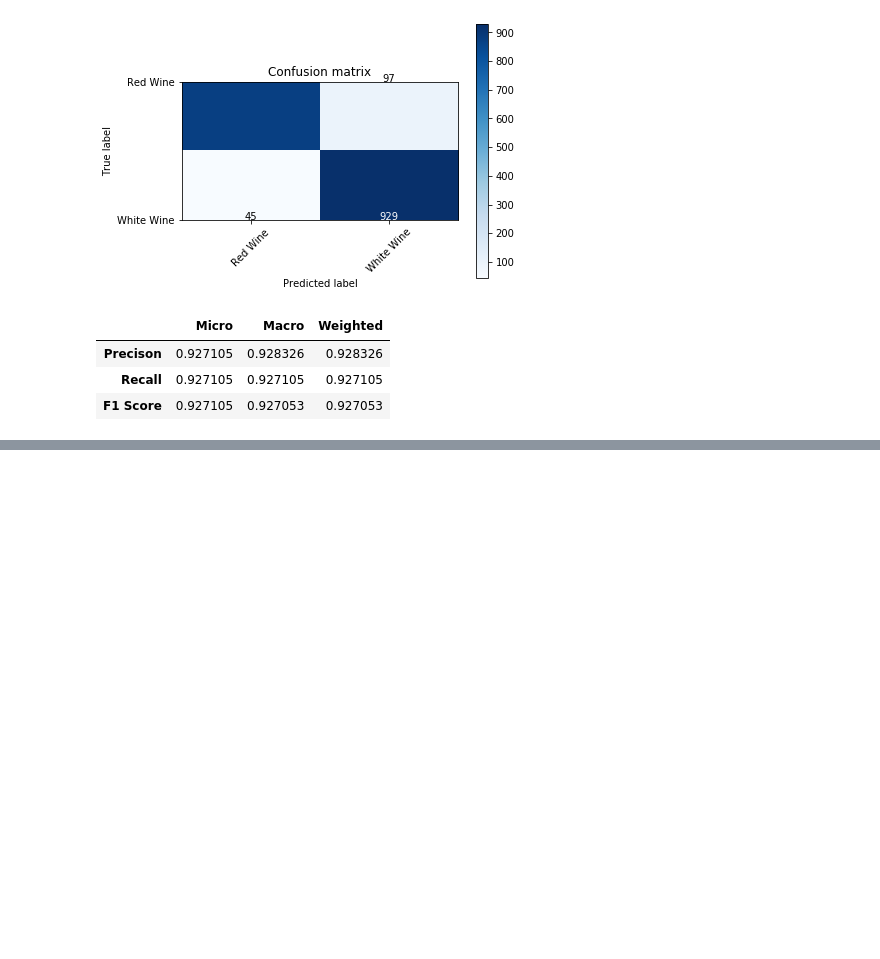
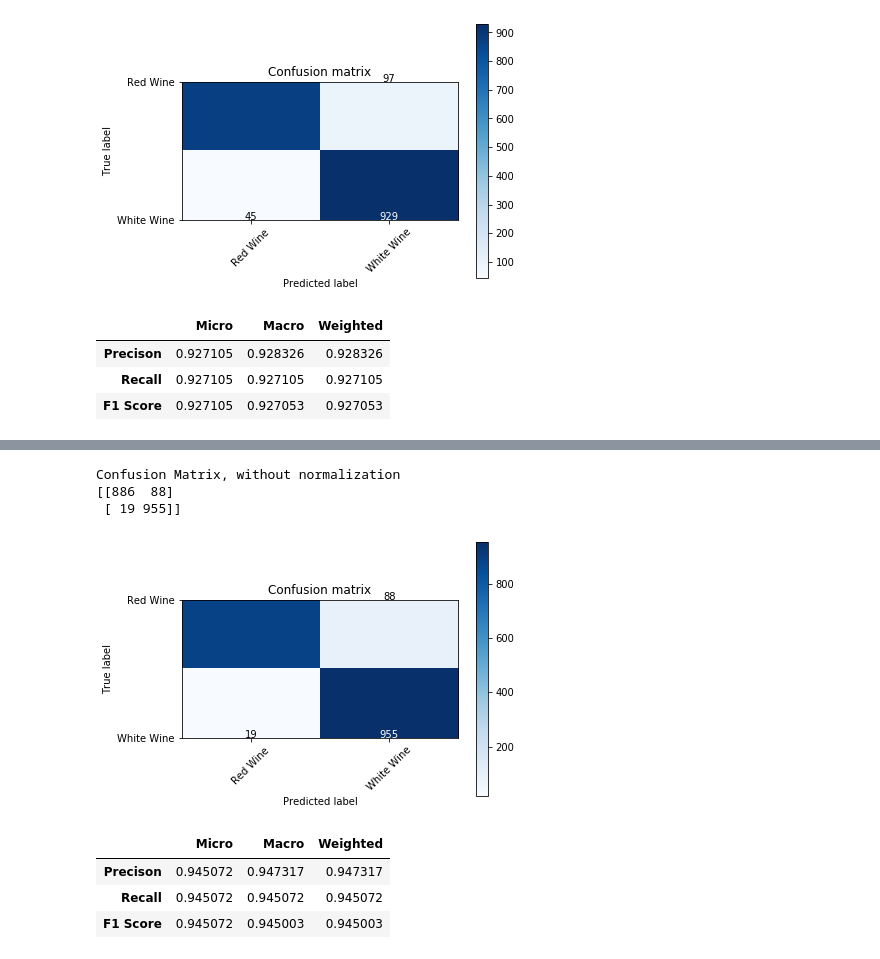
Before and after one commit to emilia329/WineFun, a Jupyter notebook: Modeling.ipynb, the cells around one changed output, grey strips where cells are left out. Saved outputs shown, nothing was run; the diff lists cells and outputs as text; code cells hidden in the pictures; blank space fills up the shorter version.

```diff
--- a/Modeling.ipynb
+++ b/Modeling.ipynb
@@ -398,0 +409,25 @@ print(k_scores)
+# %%
+model2 = KNeighborsClassifier(n_neighbors=1)
+model2.fit(X_train, y_train)
+
+y_predknnbest = model2.predict(X_test)
+# %%
+cm1 = confusion_matrix(y_test,y_predknnbest)
+classes = ['Red Wine','White Wine']
+# %%
+plot_confusion_matrix(cm1, classes,
+                          normalize=False,
+                          title='Confusion matrix',
+                          cmap=plt.cm.Blues)
+# %% [output]
+Confusion Matrix, without normalization
+[[886  88]
+ [ 19 955]]
+[figure, added]
+# %%
+datatable(y_test,y_predknnbest)
+# %% [output]
+|  | Micro | Macro | Weighted |
+| Precison | 0.945072 | 0.947317 | 0.947317 |
+| Recall | 0.945072 | 0.945072 | 0.945072 |
+| F1 Score | 0.945072 | 0.945003 | 0.945003 |
```
Also changed, not shown: parts of 2 cells of this notebook.
